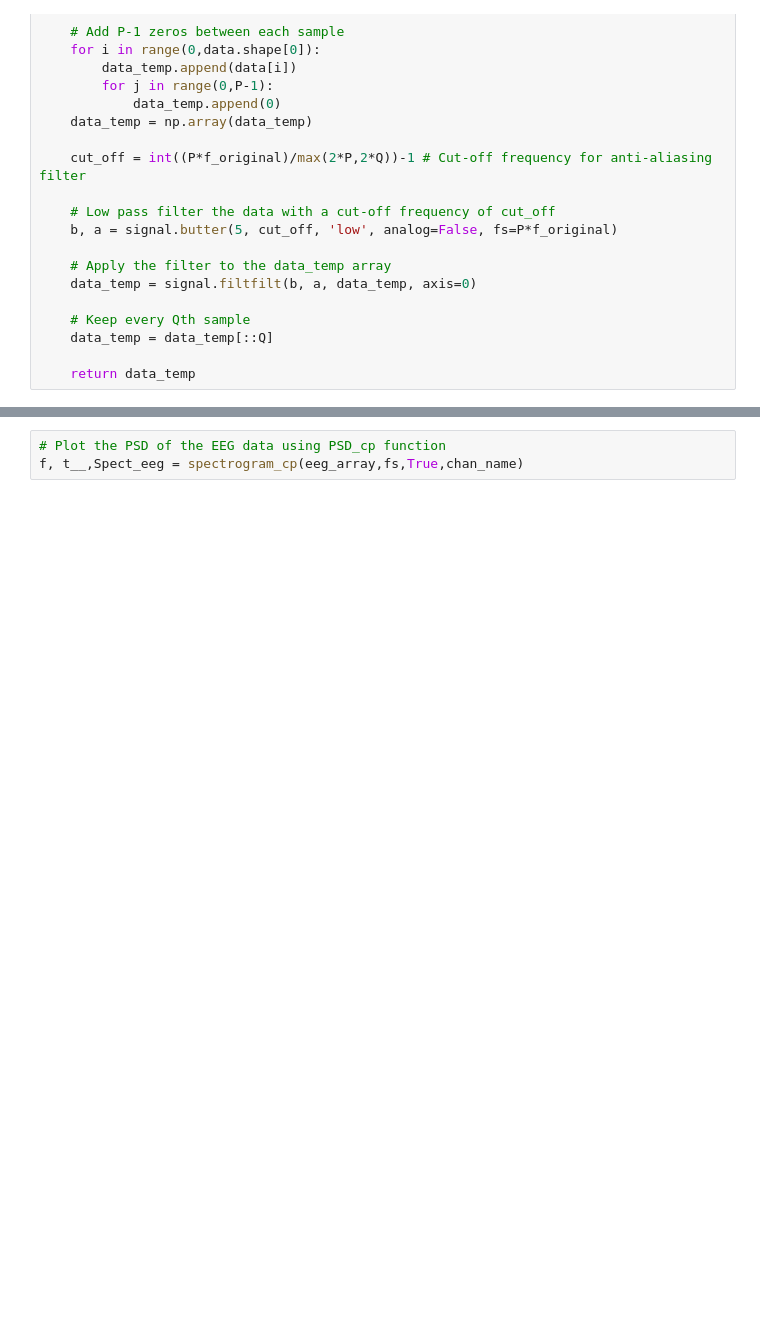
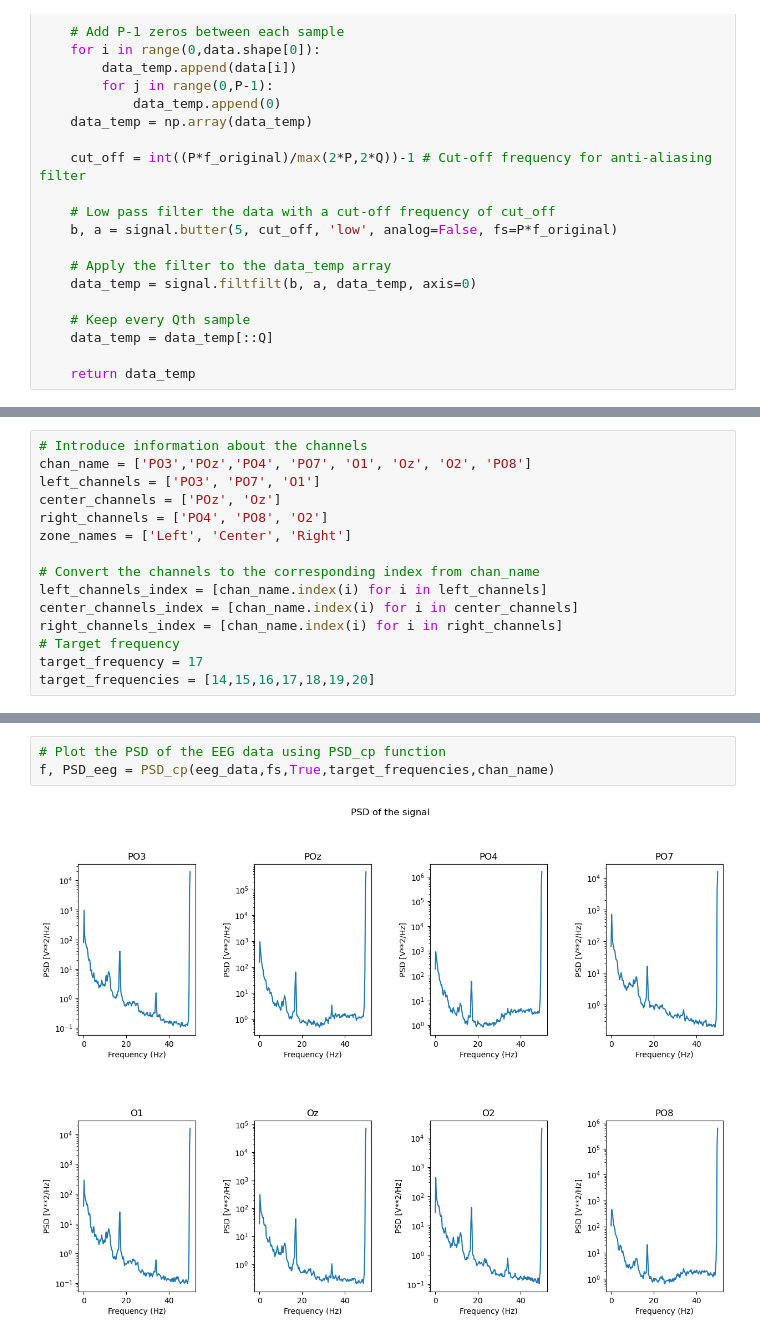
Before and after one commit to alken01/BCI, a Jupyter notebook: recursivefilter.ipynb, the cells around one changed output, grey strips where cells are left out. Cells and saved outputs as stored; diff of their text form; blank space fills up the shorter version.

```diff
--- a/recursivefilter.ipynb
+++ b/recursivefilter.ipynb
@@ -283,0 +214,15 @@ right_channels_index = [chan_name.index(i) for i in right_channels]
+# %%
+# Introduce information about the channels
+chan_name = ['PO3','POz','PO4', 'PO7', 'O1', 'Oz', 'O2', 'PO8']
+left_channels = ['PO3', 'PO7', 'O1']
+center_channels = ['POz', 'Oz']
+right_channels = ['PO4', 'PO8', 'O2']
+zone_names = ['Left', 'Center', 'Right']
+
+# Convert the channels to the corresponding index from chan_name
+left_channels_index = [chan_name.index(i) for i in left_channels]
+center_channels_index = [chan_name.index(i) for i in center_channels]
+right_channels_index = [chan_name.index(i) for i in right_channels]
+# Target frequency
+target_frequency = 17
+target_frequencies = [14,15,16,17,18,19,20]
@@ -284,3 +253,5 @@ right_channels_index = [chan_name.index(i) for i in right_channels]
 # %%
 # Plot the PSD of the EEG data using PSD_cp function
-f, t__,Spect_eeg = spectrogram_cp(eeg_array,fs,True,chan_name)
+f, PSD_eeg = PSD_cp(eeg_data,fs,True,target_frequencies,chan_name)
+# %% [output]
+[figure, added]
```
Also changed, not shown: parts of 22 cells of this notebook.
